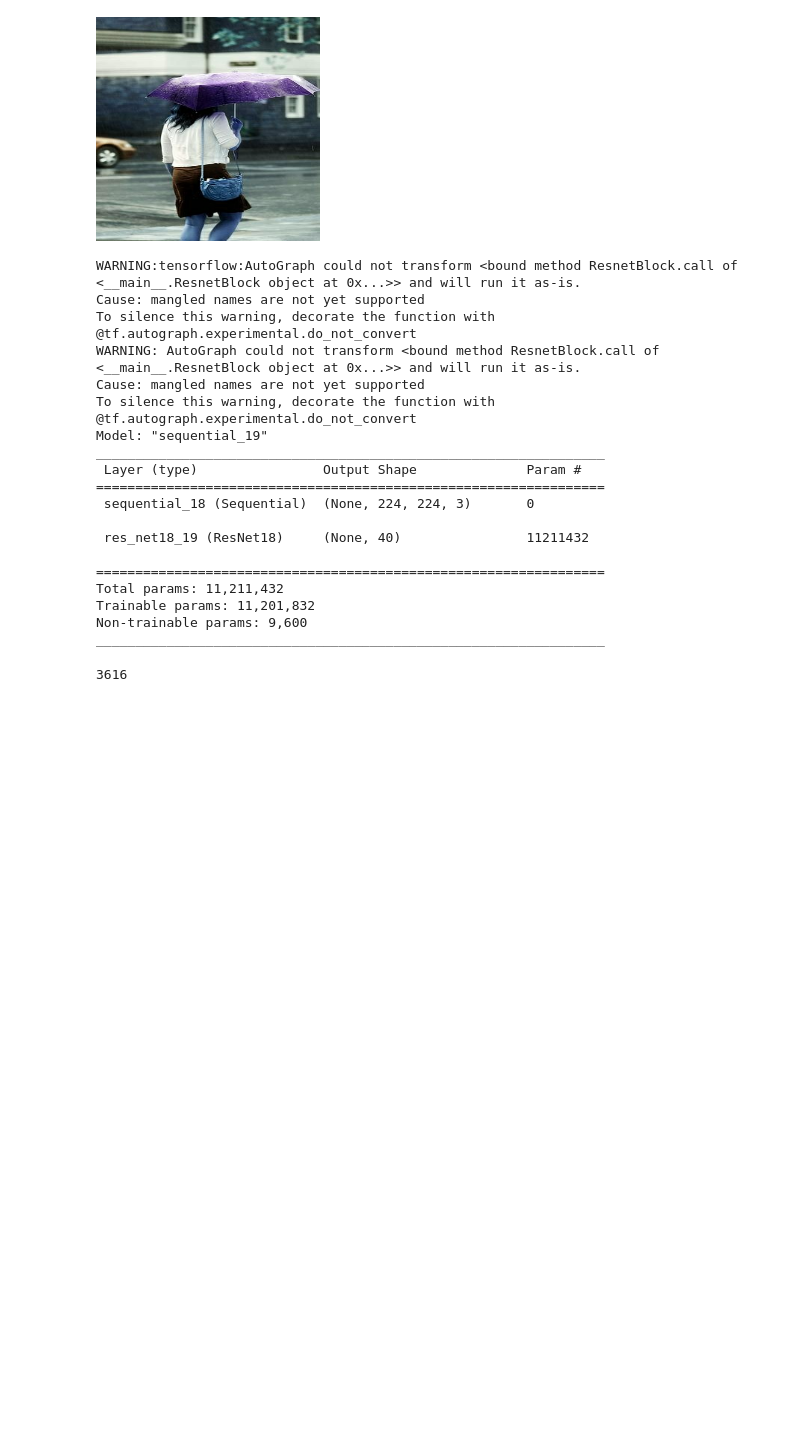
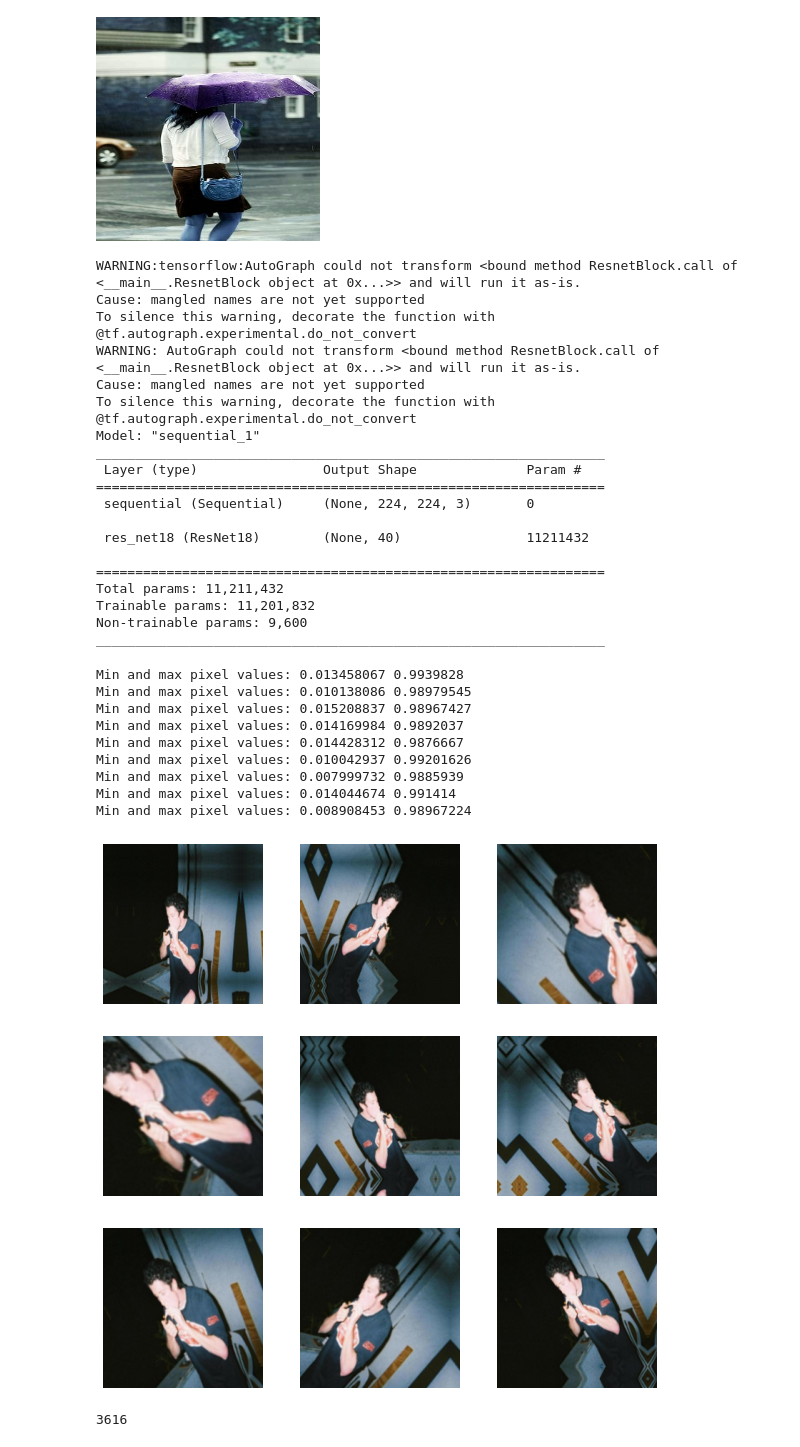
Before and after one commit to flavius25/CV_group25, a Jupyter notebook: Copy of CNN_model.ipynb, the cells around one changed output. Cells and saved outputs as stored; diff of their text form; code cells hidden in the pictures; blank space fills up the shorter version.

Commit message:
Fixed Augmentation + new results

```diff
--- a/Copy of CNN_model.ipynb
+++ b/Copy of CNN_model.ipynb
@@ -253,12 +253,12 @@ class ResNet18(Model):
 # %%
 AUTOTUNE = tf.data.AUTOTUNE
 data_augmentation = Sequential([
-        #layers.Rescaling(scale=1./255),
-        layers.RandomRotation(factor=0.15),
-        layers.RandomTranslation(height_factor=0.1, width_factor=0.1),
-        layers.RandomFlip(mode="horizontal"),
-        layers.RandomContrast(factor=0.1),
-        layers.RandomZoom(0.1)
+        layers.Rescaling(scale=1./255),
+        layers.RandomRotation(factor=0.56),
+        #layers.RandomTranslation(height_factor=0.1, width_factor=0.1),
+        #layers.RandomFlip(mode="horizontal"),
+        #layers.RandomContrast(factor=0.1),
+        #layers.RandomZoom(0.1)
 ])
 
 # train_ds = train_ds.map(lambda x, y: (data_augmentation(x, training=True), y),
@@ -303,19 +303,76 @@ To silence this warning, decorate the function with @tf.autograph.experimental.d
 WARNING: AutoGraph could not transform <bound method ResnetBlock.call of <__main__.ResnetBlock object at 0x...>> and will run it as-is.
 Cause: mangled names are not yet supported
 To silence this warning, decorate the function with @tf.autograph.experimental.do_not_convert
-Model: "sequential_19"
+Model: "sequential_1"
 _________________________________________________________________
  Layer (type)                Output Shape              Param #
 =================================================================
- sequential_18 (Sequential)  (None, 224, 224, 3)       0
+ sequential (Sequential)     (None, 224, 224, 3)       0
 
- res_net18_19 (ResNet18)     (None, 40)                11211432
+ res_net18 (ResNet18)        (None, 40)                11211432
 
 =================================================================
 Total params: 11,211,432
 Trainable params: 11,201,832
 Non-trainable params: 9,600
 _________________________________________________________________
+# %%
+AUTOTUNE = tf.data.AUTOTUNE
+data_augmentation = Sequential([
+        layers.Rescaling(scale=1./255),
+        layers.RandomRotation(factor=0.15),
+        layers.RandomTranslation(height_factor=0.1, width_factor=0.1),
+        layers.RandomFlip(mode="horizontal"),
+        #layers.RandomContrast(factor=0.7),
+        layers.RandomZoom(0.5)
+])
+
+#image, label = next(iter(train_ds))
+
+# Add the image to a batch.
+#image = tf.cast(tf.expand_dims(image, 0), tf.float32)
+
+
+# plt.figure(figsize=(10, 10))
+# for i in range(9):
+#   augmented_image = data_augmentation(image)
+#   ax = plt.subplot(3, 3, i + 1)
+#   plt.imshow(augmented_image[0])
+#   plt.axis("off")
+
+plt.figure(figsize=(10, 10))
+for image, label in train_ds.take(1):
+    for i in range(9):
+        ax = plt.subplot(3, 3, i + 1)
+        aug_img = data_augmentation(tf.expand_dims(image[0], axis=0), tf.float32)
+        print("Min and max pixel values:", aug_img.numpy().min(), aug_img.numpy().max())
+        #print("IMage taken: ", aug_img[0])
+        plt.imshow(aug_img[0].numpy().astype("float32"))  #we get dark images here if we do normalizatoin.
+        #plt.title("{}".format(labels(label)))
+        plt.axis("off")
+plt.show() #needed in pycharm
+
+#ax = plt.subplot(3, 3, 4 + 1)
+# plt.figure()
+# plt.imshow(image[0].numpy().astype("uint8"))
+# result = data_augmentation(image[0])
+# print("Result: ")
+# plt.figure()
+# plt.imshow(result)
+# print("Min and max pixel values:", result.numpy().min(), result.numpy().max())
+# #data_augmentation
+# #plt.show() #needed in pycharm
+# %% [output]
+Min and max pixel values: 0.013458067 0.9939828
+Min and max pixel values: 0.010138086 0.98979545
+Min and max pixel values: 0.015208837 0.98967427
+Min and max pixel values: 0.014169984 0.9892037
+Min and max pixel values: 0.014428312 0.9876667
+Min and max pixel values: 0.010042937 0.99201626
+Min and max pixel values: 0.007999732 0.9885939
+Min and max pixel values: 0.014044674 0.991414
+Min and max pixel values: 0.008908453 0.98967224
+[figure, added]
 # %%
 len(train_ds) * 32
 # %% [output]
```
Also changed, not shown: parts of 6 cells of this notebook.
